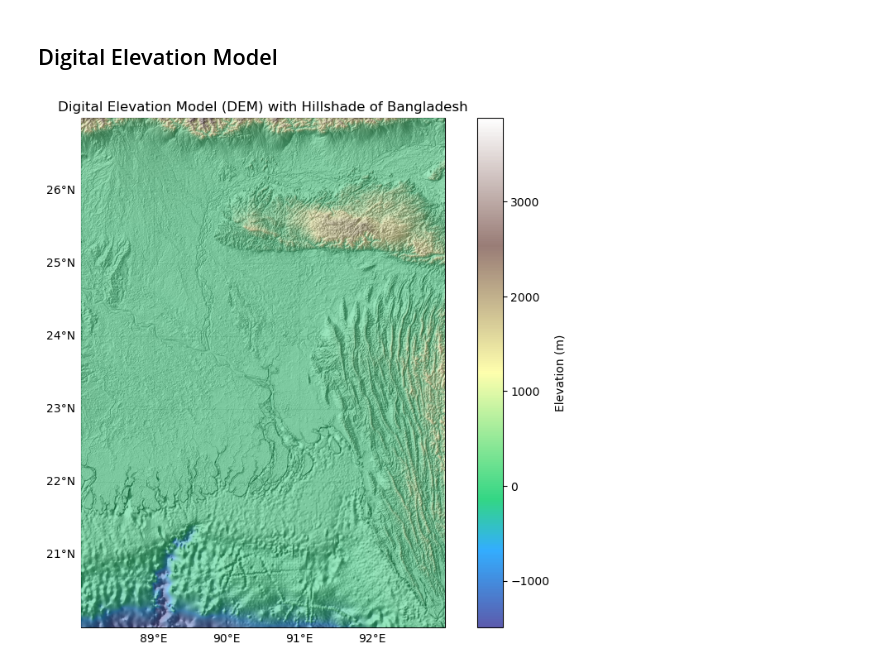
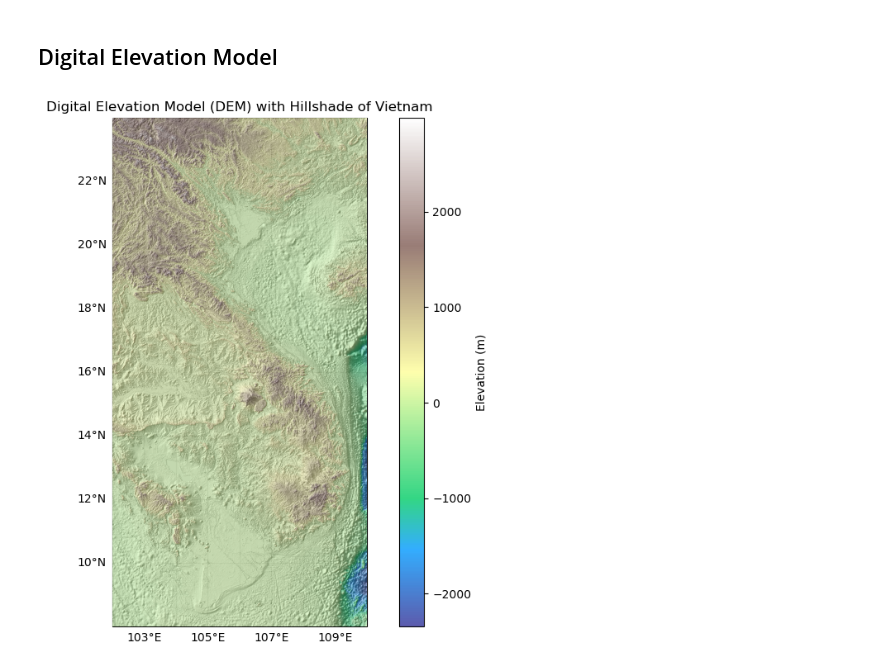
Before and after one commit to sahar7777/Sea-Level-Rise--Flood, a Jupyter notebook: notebook_code/Flood_Simulation.ipynb, the cells around one changed output. Drawn from its saved outputs; the diff is of its cells as text; code cells hidden in the pictures.

```diff
--- a/notebook_code/Flood_Simulation.ipynb
+++ b/notebook_code/Flood_Simulation.ipynb
@@ -374,7 +399,7 @@ The tiles, then, have been merged then in QGIS software using Raster> Miscellane
 # %%
 
 #geoid directory
-geoid_path = '/home/sahar/output_tif/Bangladesh_bbox_Geoid_15s.tif'
+geoid_path = '/home/sahar/output_tif/Vietnam_bbox_Geoid_15s.tif'
 
 #read geoid
 with rasterio.open(geoid_path) as src:
@@ -401,13 +426,13 @@ with rasterio.open(geoid_path) as src:
 projection = ccrs.PlateCarree()
 fig = plt.figure(figsize=(10, 8))
 ax = fig.add_subplot(111, projection=projection)
-ax.add_feature(cfeature.COASTLINE)
+ax.coastlines(zorder= 10)
 #plot hillshade
 ax.imshow(hillshade_array, cmap='gray', extent=[xmin, xmax, ymin, ymax], alpha=0.5, zorder=10)
 #plot geoid
 cax = ax.imshow(geoid_array, cmap='ocean', extent=[xmin, xmax, ymin, ymax], alpha=0.8, zorder=5)
 plt.colorbar(cax, label='Geoid Value (m)')
-plt.title('Geoid of Bangladesh Bounding Box')
+plt.title('Geoid of Vietnam Bounding Box')
 plt.xlabel('Longitude')
 plt.ylabel('Latitude')
 
@@ -435,7 +461,7 @@ Therefore, to compute the elevation model, the bedrock elevation needs to be add
 ## Bedrock Elevation
 # %%
 #bedrock directory
-bedrock_path = '/home/sahar/output_tif/Bangladesh_Bedrock_15arcsec.tiff'
+bedrock_path = '/home/sahar/output_tif/Vietnam_Bedrock_15arcsec.tiff'
 
 #read bedrock
 with rasterio.open(bedrock_path) as src:
@@ -462,13 +488,13 @@ with rasterio.open(bedrock_path) as src:
 projection = ccrs.PlateCarree()
 fig = plt.figure(figsize=(10, 8))
 ax = fig.add_subplot(111, projection=projection)
-ax.add_feature(cfeature.COASTLINE)
+#ax.coastlines(zorder= 15)
 #plot hillshade
 ax.imshow(hillshade_array, cmap='gray', extent=[xmin, xmax, ymin, ymax], alpha=0.5, zorder=10)
 #plot bedrock
 cax = ax.imshow(bedrock_array, cmap=cmocean.cm.turbid, extent=[xmin, xmax, ymin, ymax], alpha=0.8, zorder=5)
 plt.colorbar(cax, label='Elevation (m)')
-plt.title('Bedrock Elevation of Bangladesh Bounding Box')
+plt.title('Bedrock Elevation of Vietnam Bounding Box')
 plt.xlabel('Longitude')
 plt.ylabel('Latitude')
 
@@ -488,7 +512,7 @@ In order to Calculate the DEM, having Geoid and Bedrock Elevation, in QGIS softw
 ## Digital Elevation Model
 # %%
 #DEM directory
-dem_path = '/home/sahar/output_tif/Bangladesh_DEM.tif'
+dem_path = '/home/sahar/output_tif/Vietnam_DEM.tif'
 
 #read DEM
 with rasterio.open(dem_path) as src:
@@ -501,38 +525,34 @@ def hillshade(array, azimuth, angle_altitude):
     slope = np.pi/2. - np.arctan(np.sqrt(x*x + y*y))
     aspect = np.arctan2(-x, y)
     azimuthrad = azimuth * np.pi / 180.
     altituderad = angle_altitude * np.pi / 180.
     shaded = np.sin(altituderad) * np.sin(slope) + np.cos(altituderad) * np.cos(slope) * np.cos(azimuthrad - aspect)
     return 255 * (shaded + 1) / 2
 
 #compute the hillshade
 hillshade_array = hillshade(dem_array, 330, 30)
 
 
 #get the extent f the DEM
 with rasterio.open(dem_path) as src:
     xmin, ymin, xmax, ymax = src.bounds
 
 projection = ccrs.PlateCarree()
 fig = plt.figure(figsize=(10, 8))
 ax = fig.add_subplot(111, projection=projection)
-ax.add_feature(cfeature.COASTLINE)
+#ax.coastlines(zorder= 10)
 #plot hillshade
 ax.imshow(hillshade_array, cmap='gray', extent=[xmin, xmax, ymin, ymax], alpha=0.5, zorder=10)
-
-cmap = plt.cm.terrain
-cmap.set_under('blue')  # Set color for values below the minimum elevation
-
 #plot DEM
-cax = ax.imshow(dem_array, cmap= cmap, extent=[xmin, xmax, ymin, ymax], alpha=0.8, zorder=5)#GMT colormaps instead could be used
+cax = ax.imshow(dem_array, cmap= 'terrain', extent=[xmin, xmax, ymin, ymax], alpha=0.8, zorder=5)#GMT colormaps instead could be used
 plt.colorbar(cax, label='Elevation (m)')
-plt.title('Digital Elevation Model (DEM) with Hillshade of Bangladesh')
+plt.title('Digital Elevation Model (DEM) with Hillshade of Vietnam')
 plt.xlabel('Longitude')
 plt.ylabel('Latitude')
 
 gl = ax.gridlines(draw_labels=True)
 gl.right_labels = False
 gl.top_labels = False
 plt.show()
 # %% [output]
-[figure, old version]
+[figure, new version]
```
Also changed, not shown: parts of 42 cells of this notebook.
